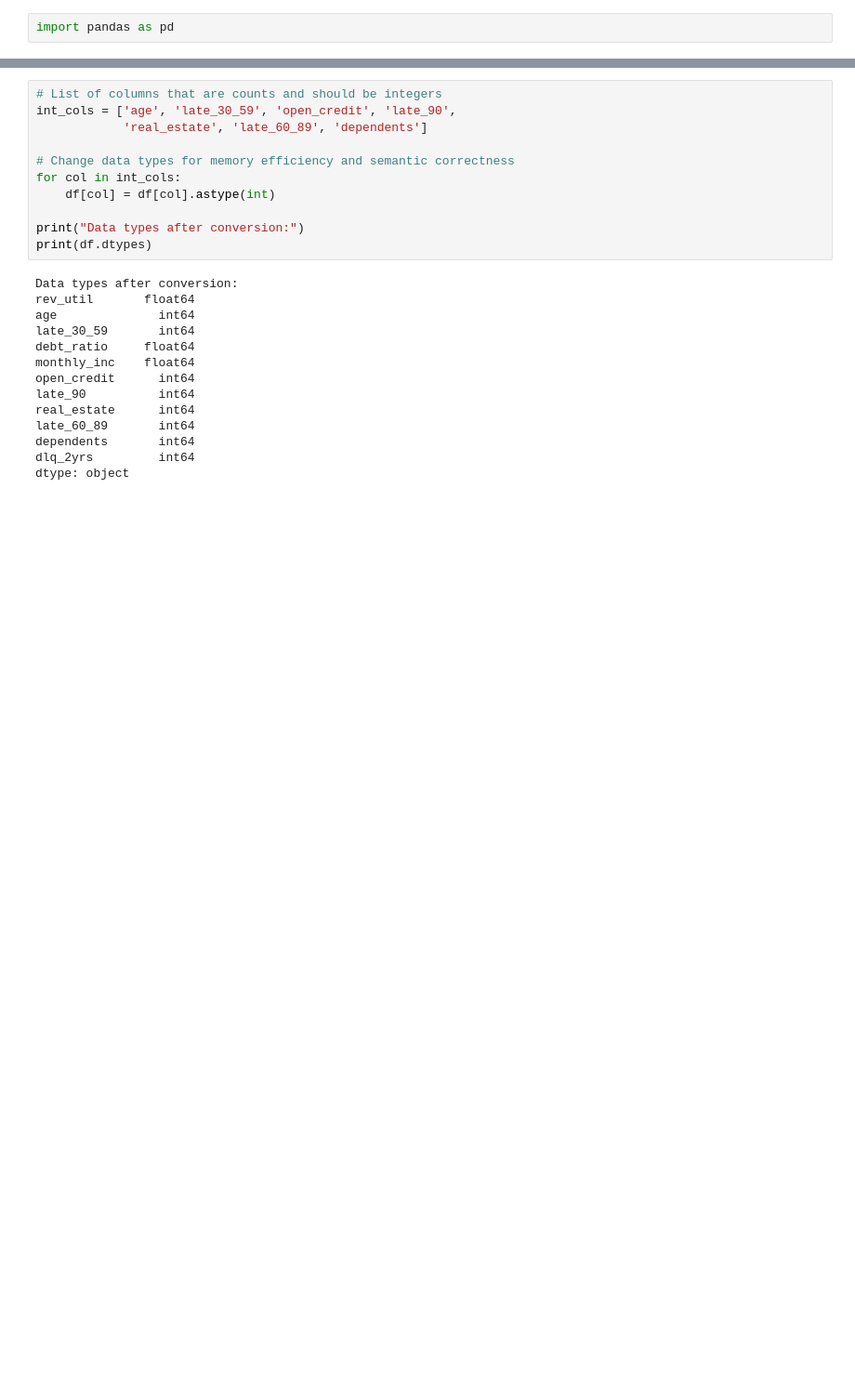
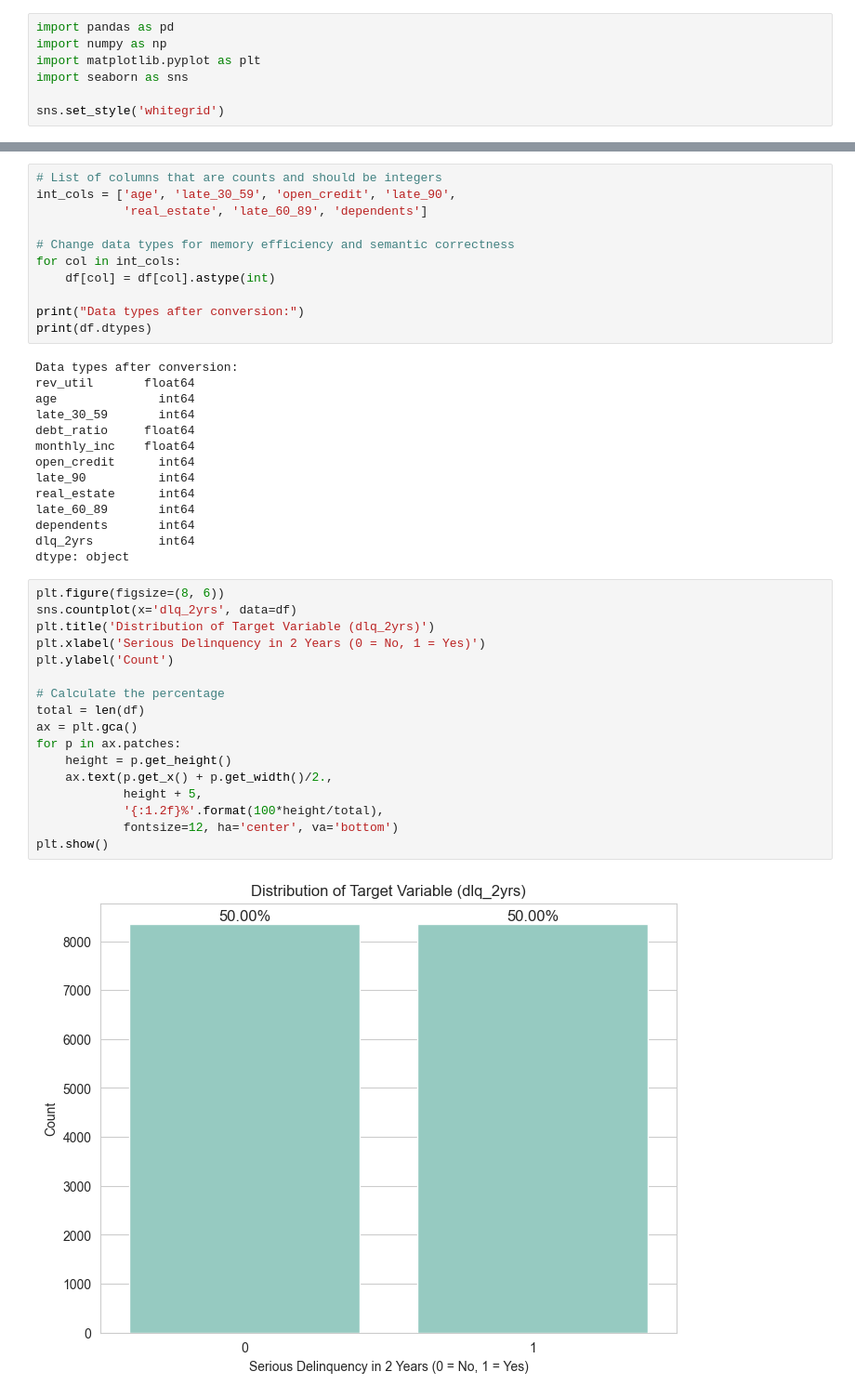
Before and after one commit to Azvier/credit-risk-prediction, a Jupyter notebook: notebooks/credit-risk-prediction.ipynb, the cells around one changed output, grey strips where cells are left out. Shown: that part at 93% size. Cells and saved outputs as stored; diff of their text form; blank space fills up the shorter version.

Commit message:
feat(eda): added comprehensive EDA, covering correlation analysis, visualization, feature engineering

```diff
--- a/notebooks/credit-risk-prediction.ipynb
+++ b/notebooks/credit-risk-prediction.ipynb
@@ -1,4 +1,9 @@
 # %%
 import pandas as pd
+import numpy as np
+import matplotlib.pyplot as plt
+import seaborn as sns
+
+sns.set_style('whitegrid')
 # %%
 df = pd.read_csv(r'../datasets/Credit Risk Benchmark Dataset.csv')
@@ -87,3 +90,22 @@ late_60_89       int64
 dependents       int64
 dlq_2yrs         int64
 dtype: object
+# %%
+plt.figure(figsize=(8, 6))
+sns.countplot(x='dlq_2yrs', data=df)
+plt.title('Distribution of Target Variable (dlq_2yrs)')
+plt.xlabel('Serious Delinquency in 2 Years (0 = No, 1 = Yes)')
+plt.ylabel('Count')
+
+# Calculate the percentage
+total = len(df)
+ax = plt.gca()
+for p in ax.patches:
+    height = p.get_height()
+    ax.text(p.get_x() + p.get_width()/2.,
+            height + 5,
+            '{:1.2f}%'.format(100*height/total),
+            fontsize=12, ha='center', va='bottom')
+plt.show()
+# %% [output]
+[figure, added]
```
Also changed, not shown: parts of 11 cells of this notebook.
